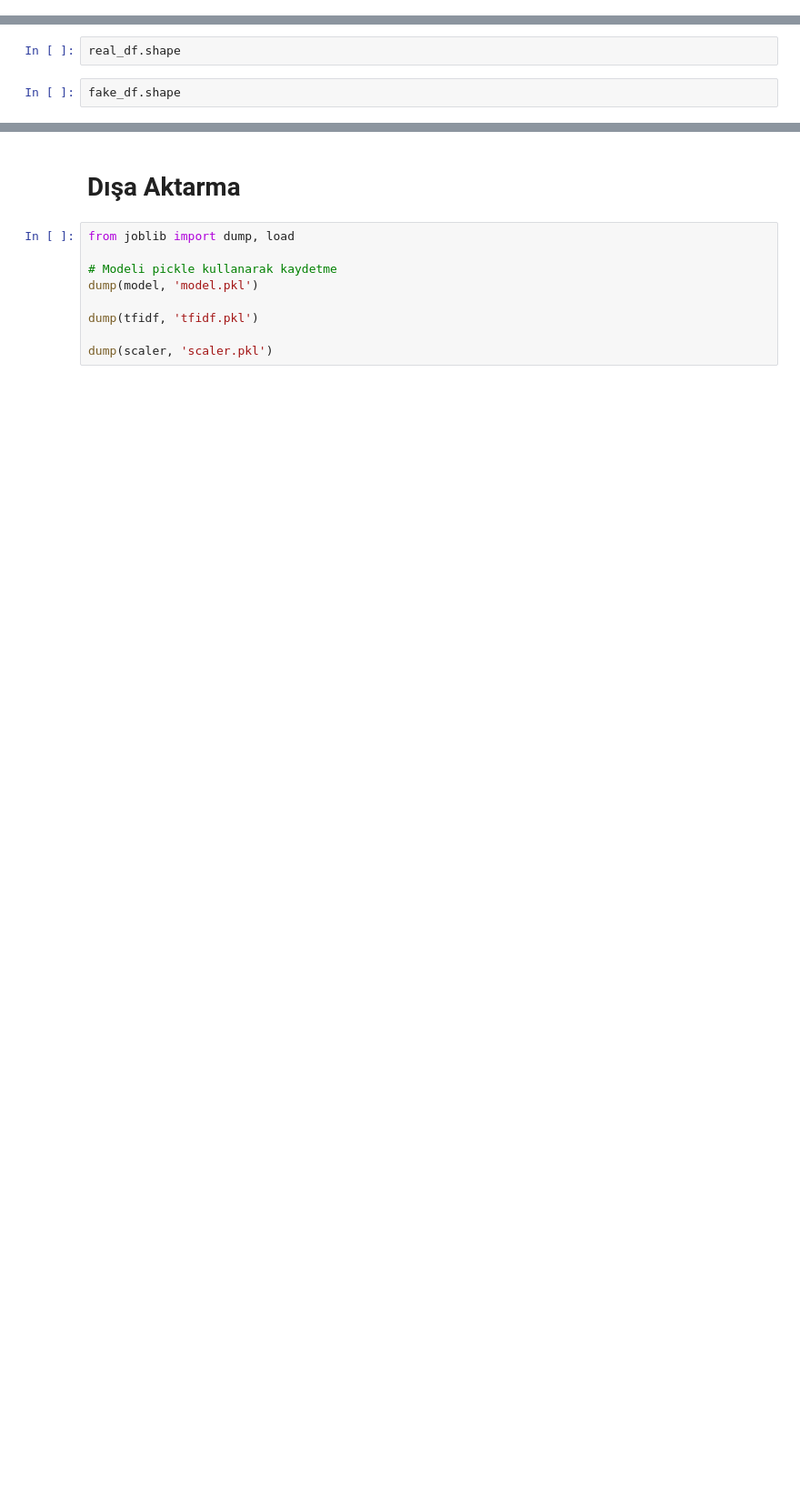
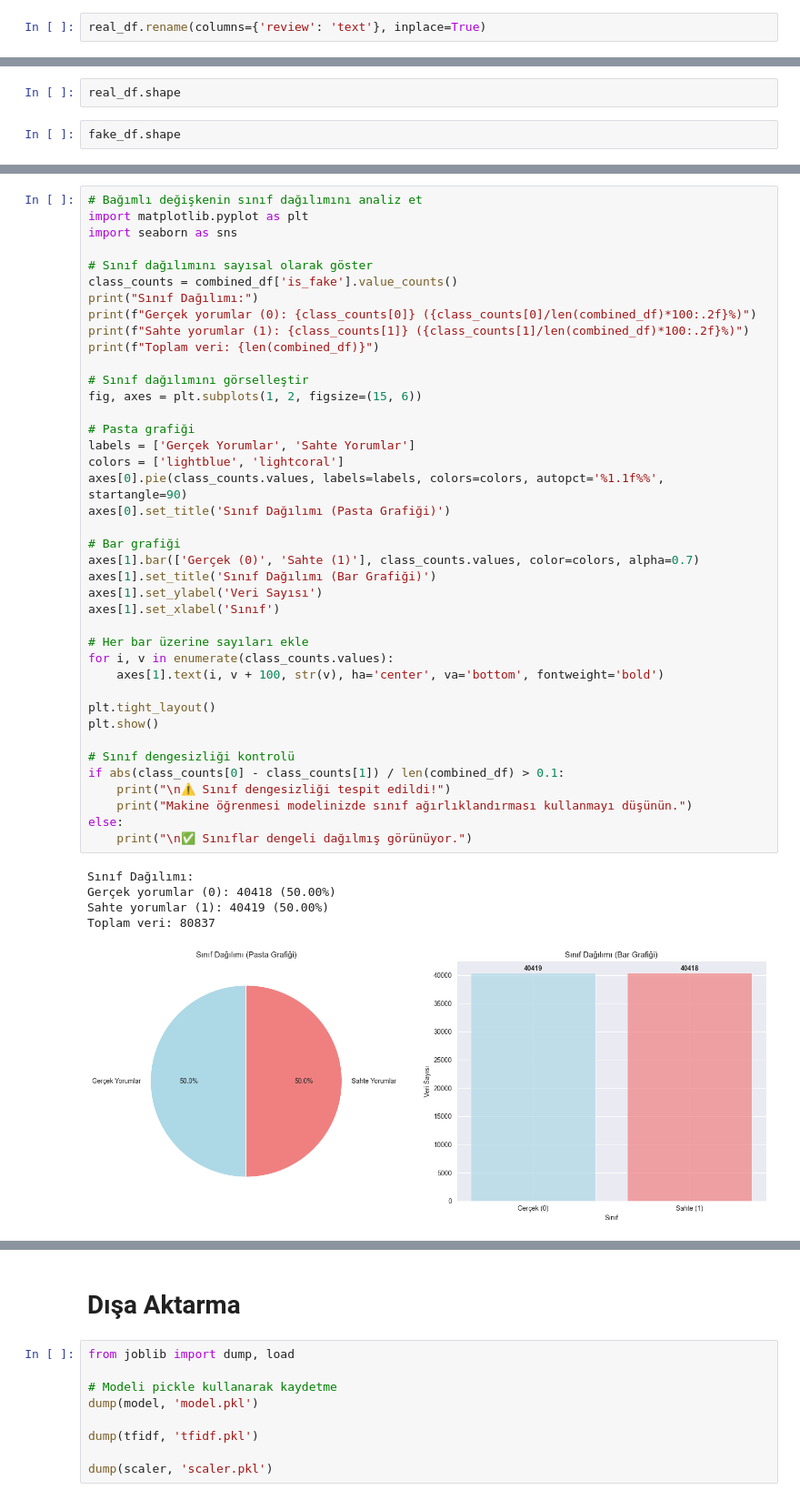
Before and after one commit to AlpikTech/ISTDS-Proje-5, a Jupyter notebook: Main_Notebook.ipynb, the cells around one changed output, grey strips where cells are left out. Shown: that part at 91% size. Cells and saved outputs as stored; diff of their text form; blank space fills up the shorter version.

```diff
--- a/Main_Notebook.ipynb
+++ b/Main_Notebook.ipynb
@@ -242,3 +257,5 @@ real_df
+# %%
+real_df.rename(columns={'review': 'text'}, inplace=True)
 # %%
 real_df.drop_duplicates(inplace=True)
 # %%
@@ -563,0 +624,46 @@ EN ÖNEMLİ ÖZELLİKLER (Ridge Coefficients)
+# %%
+# Bağımlı değişkenin sınıf dağılımını analiz et
+import matplotlib.pyplot as plt
+import seaborn as sns
+
+# Sınıf dağılımını sayısal olarak göster
+class_counts = combined_df['is_fake'].value_counts()
+print("Sınıf Dağılımı:")
+print(f"Gerçek yorumlar (0): {class_counts[0]} ({class_counts[0]/len(combined_df)*100:.2f}%)")
+print(f"Sahte yorumlar (1): {class_counts[1]} ({class_counts[1]/len(combined_df)*100:.2f}%)")
+print(f"Toplam veri: {len(combined_df)}")
+
+# Sınıf dağılımını görselleştir
+fig, axes = plt.subplots(1, 2, figsize=(15, 6))
+
+# Pasta grafiği
+labels = ['Gerçek Yorumlar', 'Sahte Yorumlar']
+colors = ['lightblue', 'lightcoral']
+axes[0].pie(class_counts.values, labels=labels, colors=colors, autopct='%1.1f%%', startangle=90)
+axes[0].set_title('Sınıf Dağılımı (Pasta Grafiği)')
+
+# Bar grafiği
+axes[1].bar(['Gerçek (0)', 'Sahte (1)'], class_counts.values, color=colors, alpha=0.7)
+axes[1].set_title('Sınıf Dağılımı (Bar Grafiği)')
+axes[1].set_ylabel('Veri Sayısı')
+axes[1].set_xlabel('Sınıf')
+
+# Her bar üzerine sayıları ekle
+for i, v in enumerate(class_counts.values):
+    axes[1].text(i, v + 100, str(v), ha='center', va='bottom', fontweight='bold')
+
+plt.tight_layout()
+plt.show()
+
+# Sınıf dengesizliği kontrolü
+if abs(class_counts[0] - class_counts[1]) / len(combined_df) > 0.1:
+    print("\n⚠️ Sınıf dengesizliği tespit edildi!")
+    print("Makine öğrenmesi modelinizde sınıf ağırlıklandırması kullanmayı düşünün.")
+else:
+    print("\n✅ Sınıflar dengeli dağılmış görünüyor.")
+# %% [output]
+Sınıf Dağılımı:
+Gerçek yorumlar (0): 40418 (50.00%)
+Sahte yorumlar (1): 40419 (50.00%)
+Toplam veri: 80837
+[figure, added]
```
Also changed, not shown: parts of 18 cells of this notebook, 4 other files.
